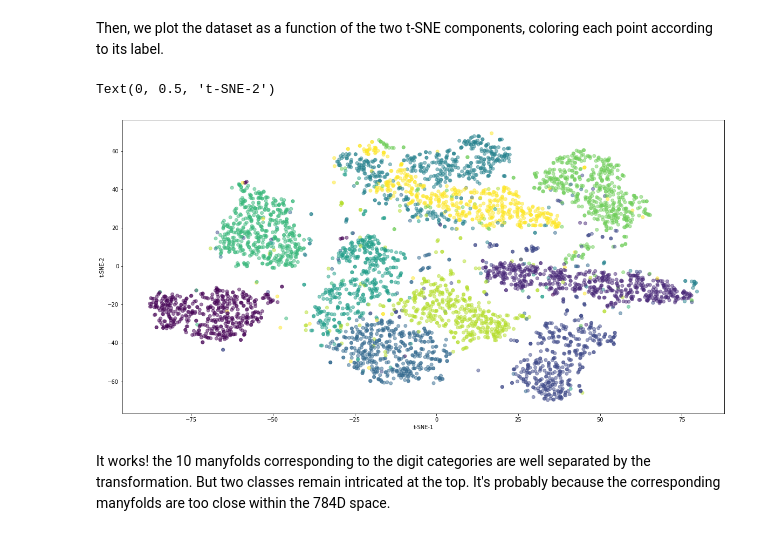
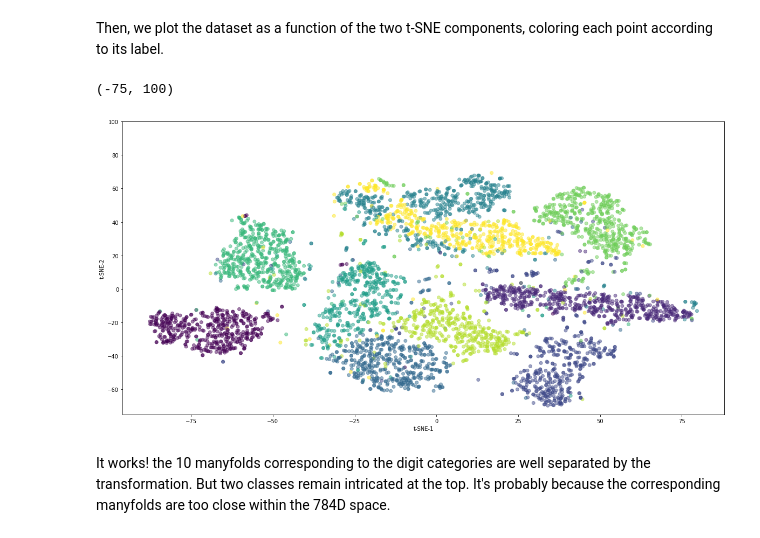
Before and after one commit to cbernet/introduction_machine_learning, a Jupyter notebook: notebooks/unsupervised_learning/visualizing_datasets.ipynb, the cells around one changed output. Cells and saved outputs as stored; diff of their text form; code cells hidden in the pictures.

```diff
--- a/notebooks/unsupervised_learning/visualizing_datasets.ipynb
+++ b/notebooks/unsupervised_learning/visualizing_datasets.ipynb
@@ -393,11 +395,12 @@ Then, we plot the dataset as a function of the two t-SNE components, coloring ea
 # %%
 plt.figure(figsize=(20,10))
 plt.scatter(view[:,0], view[:,1], c=labels, alpha=0.5)
 plt.xlabel('t-SNE-1')
 plt.ylabel('t-SNE-2')
+plt.ylim(-75, 100)
 # %% [output]
-Text(0, 0.5, 't-SNE-2')
+(-75, 100)
-[figure, old version]
+[figure, new version]
 # %% [markdown]
 It works! the 10 manyfolds corresponding to the digit categories are well separated by the transformation. But two classes remain intricated at the top. It's probably because the corresponding manyfolds are too close within the 784D space.
 # %% [markdown]
```
Also changed, not shown: parts of 3 cells of this notebook, 1 other file.
